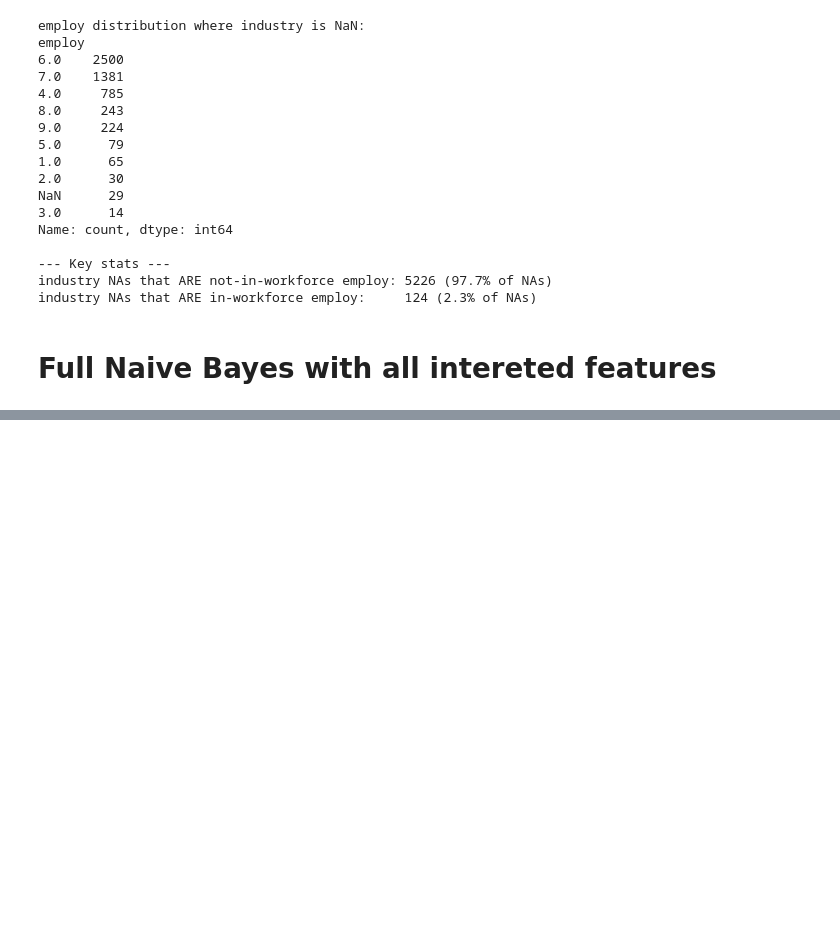
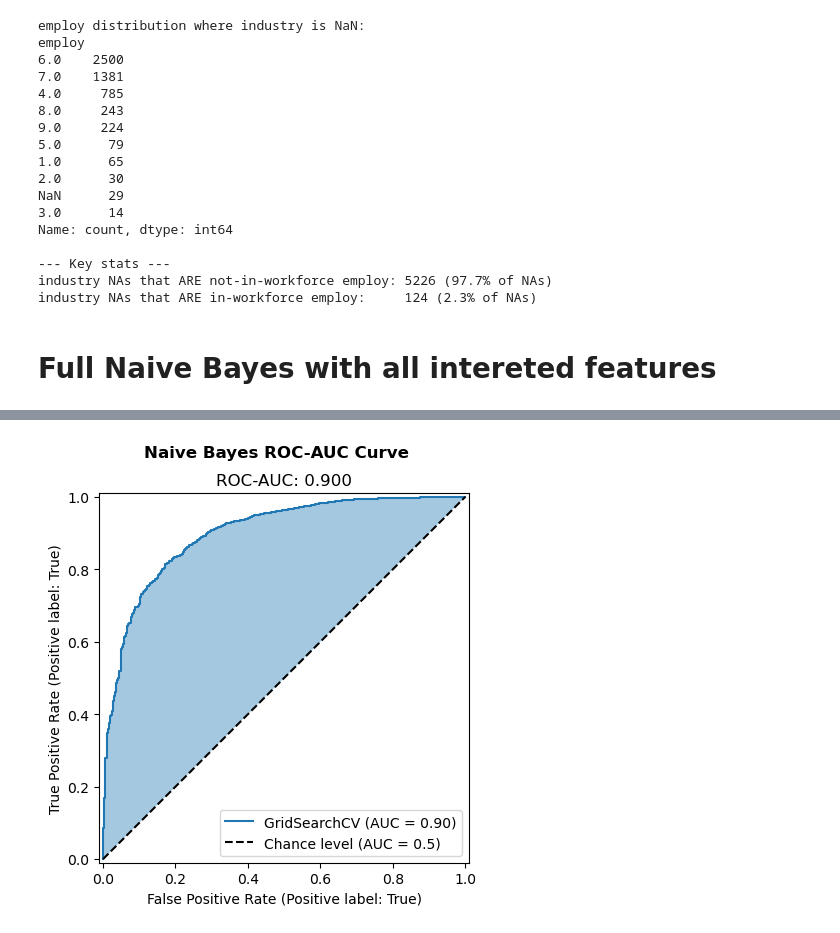
Before and after one commit to agtrinidad/s26-hnz-voter-predictors, a Jupyter notebook: g17_gavin_workspace.ipynb, the cells around one changed output, grey strips where cells are left out. Cells and saved outputs as stored; diff of their text form; code cells hidden in the pictures; blank space fills up the shorter version.

```diff
--- a/g17_gavin_workspace.ipynb
+++ b/g17_gavin_workspace.ipynb
@@ -1621,6 +1606,8 @@ industry NAs that ARE in-workforce employ:     124 (2.3% of NAs)
 # %%
 # Make NAs in industry column into "No Industry"
 full_df['industry'] = full_df['industry'].fillna('0')
+
+full_df['industry'] = full_df['industry'].astype(int)
 # %%
 # Do mode inputat
 
@@ -1650,0 +1848,6 @@ Length: 90, dtype: int64
+# %%
+## ROC-AUC
+
+roc_curve_display_ex(grid_search_b, X_val, y_val, y_topic = 'Naive Bayes')
+# %% [output]
+[figure, added]
```
Also changed, not shown: parts of 19 cells of this notebook.
